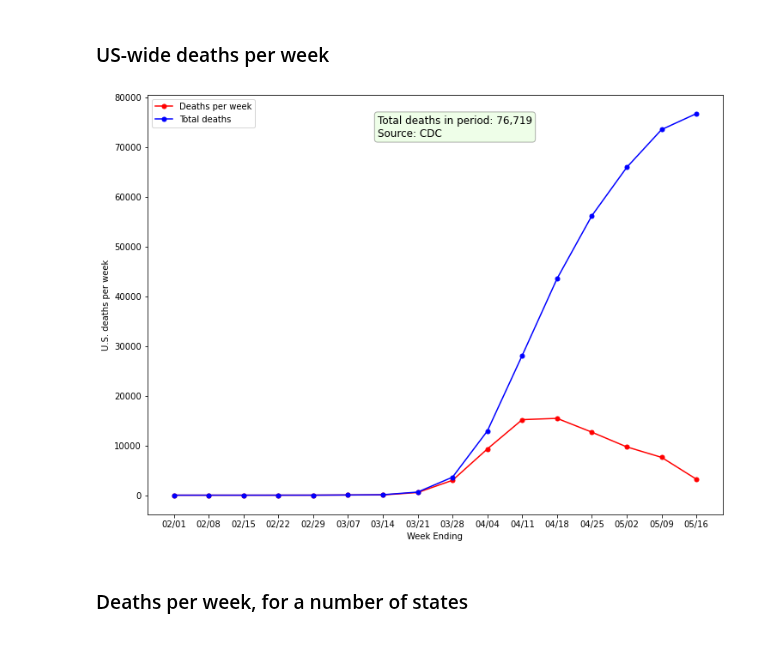
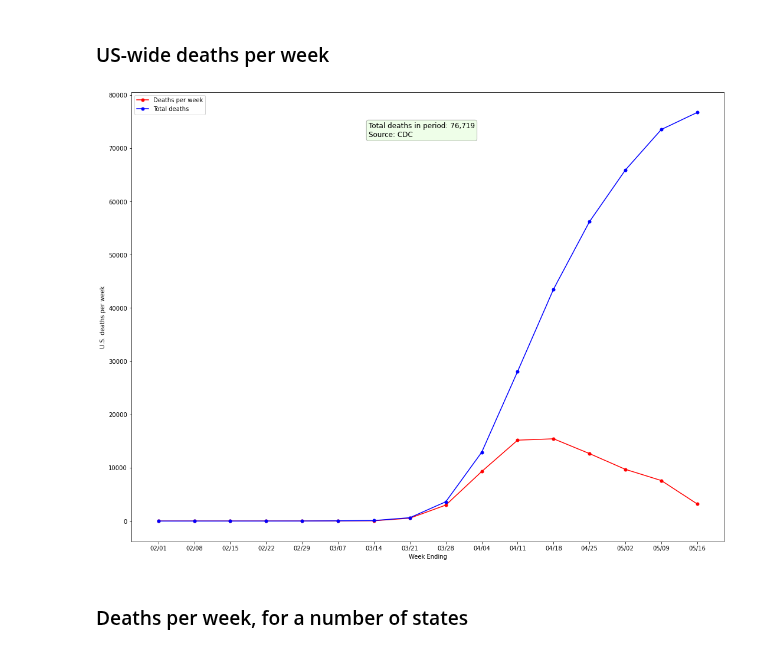
Before and after one commit to bmc/covid19, a Jupyter notebook: cdc.ipynb, the cells around one changed output. Cells and saved outputs as stored; diff of their text form; code cells hidden in the pictures.

Commit message:
Graphs are now saved as PNGs.

```diff
--- a/cdc.ipynb
+++ b/cdc.ipynb
@@ -62,7 +62,7 @@ def get_death_counts(state='United States', trim_final_week=True):
 
     return deaths
 # %%
-def plot_deaths(deaths, ylabel):
+def plot_deaths(deaths, ylabel, image_file_name=None):
     """
     Given a list of (datetime.date, count) pairs, plot them.
     ylabel is the label to be affixed to the Y axis. The X axis
@@ -74,7 +74,7 @@ def plot_deaths(deaths, ylabel):
     deaths_per_week = [d[1] for d in deaths]
     weeks = [datestr(d[0]) for d in deaths]
 
-    fig, ax = p.subplots(figsize=(12, 9))
+    fig, ax = p.subplots(figsize=(18, 14))
 
     # Plot deaths per week.
     ax.plot(weeks, deaths_per_week, markersize=10, color='red', marker='.', label='Deaths per week')
@@ -98,15 +98,19 @@ def plot_deaths(deaths, ylabel):
     ax.set_xlabel('Week Ending')
     ax.set_ylabel(ylabel)
     ax.legend()
+
+    if image_file_name is not None:
+        fig.savefig(os.path.join(IMAGES_PATH, image_file_name))
+
     return (fig, ax)
 # %% [markdown]
 ### US-wide deaths per week
 # %%
 us_deaths = get_death_counts()
-fig, ax = plot_deaths(us_deaths, 'U.S. deaths per week')
+fig, ax = plot_deaths(us_deaths, 'U.S. deaths per week', image_file_name='cdc-us-deaths.png')
 fig.show()
 # %% [output]
-[figure, old version]
+[figure, new version]
 # %% [markdown]
 ### Deaths per week, for a number of states
 # %%
```
Also changed, not shown: parts of 1 cell of this notebook.
